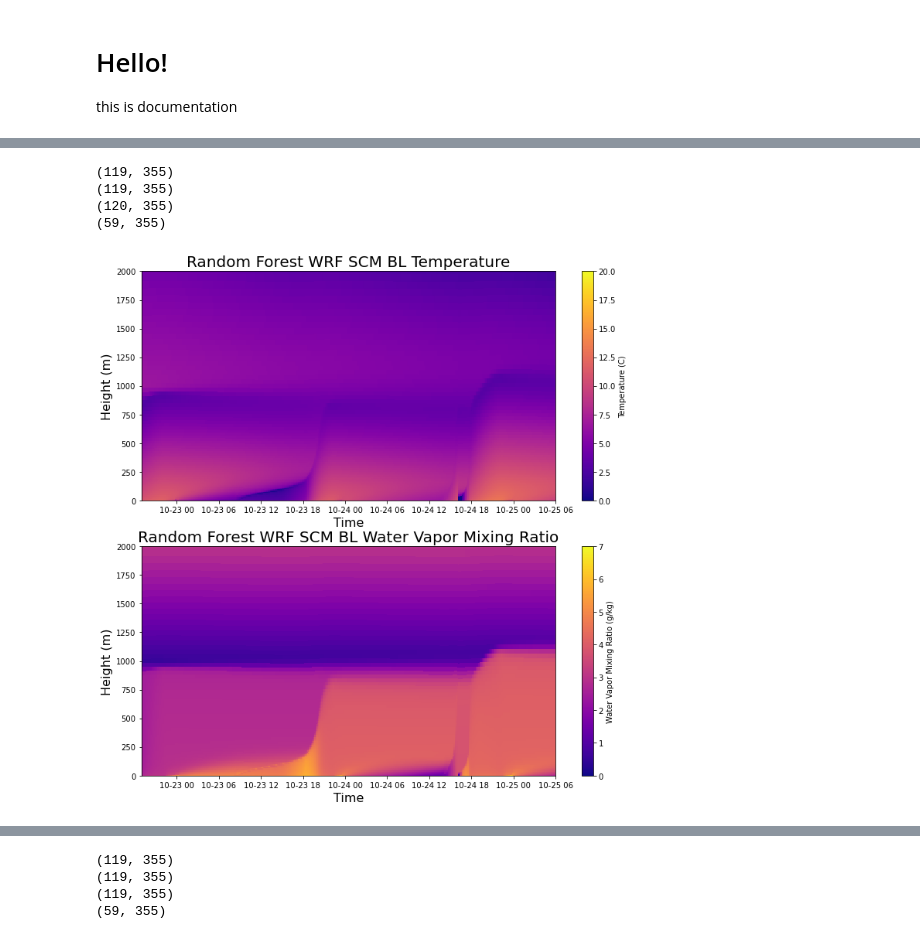
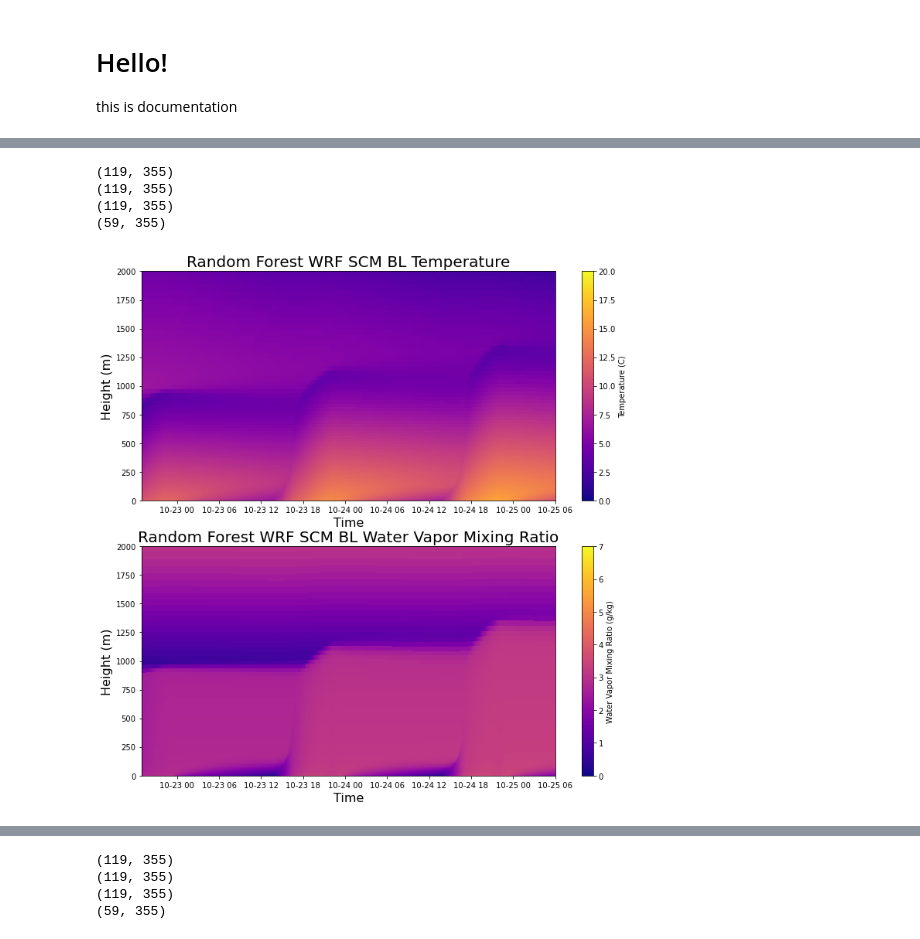
Before and after one commit to NCAR/mlsurfacelayer, a Jupyter notebook: notebooks/wrf_scm_analysis.ipynb, the cells around one changed output, grey strips where cells are left out. Saved outputs shown, nothing was run; the diff lists cells and outputs as text; code cells hidden in the pictures.

```diff
--- a/notebooks/wrf_scm_analysis.ipynb
+++ b/notebooks/wrf_scm_analysis.ipynb
@@ -92,8 +75,7 @@ dtype: object
 # Hello!
 this is documentation
 # %%
-nn_wrf = xr.open_dataset("/glade/work/dgagne/WRF-SCM-Ange_casper/WRF-MLSL/cases99/cabauw_nn/wrfout_d01_1999-10-22_19:00:00")
-rf_wrf = xr.open_dataset("/glade/work/dgagne/WRF-SCM-Ange_casper/WRF-MLSL/cases99/cabauw_rf/wrfout_d01_1999-10-22_19:00:00")
-
-most_wrf = xr.open_dataset("/glade/work/dgagne/WRF-SCM-Ange_casper/WRF-MLSL/cases99/most/wrfout_d01_1999-10-22_19:00:00")
+nn_wrf = xr.open_dataset("/glade/work/dgagne/WRF-SCM-Ange_casper/WRF-MLSL/test/em_scm_xy/ann_2_ruc_wrfout_d01_1999-10-22_19:00:00")
+rf_wrf = xr.open_dataset("/glade/work/dgagne/WRF-SCM-Ange_casper/WRF-MLSL/test/em_scm_xy/rf_2_ruc_wrfout_d01_1999-10-22_19:00:00")
+most_wrf = xr.open_dataset("/glade/work/dgagne/WRF-SCM-Ange_casper/WRF-MLSL/test/em_scm_xy/mo_wrfout_d01_1999-10-22_19:00:00")
 # %%
@@ -203,38 +236,38 @@ plt.savefig("tdiff_comp_rf16.png", dpi=200, bbox_inches="tight")
 # %%
 plt.figure(figsize=(12, 12))
 pres = (rf_wrf["P"][:, :, 0, 0].T  +rf_wrf["PB"][:, :, 0, 0].T)
-height = (rf_wrf["PH"][:, :, 0, 0].T + rf_wrf["PHB"][:, :, 0, 0].T) / 9.81
+height = (rf_wrf["PH"][:, :-1, 0, 0].T + rf_wrf["PHB"][:, :-1, 0, 0].T) / 9.81
 temperature = ((rf_wrf["T"][:, :, 0, 0].T + 300) * ( pres/ 100000.0) ** (2. / 7.)) - 273
-moisture = rf_wrf["QVAPOR"][:, :, 0, 0].T * 1000
+moisture =rf_wrf["QVAPOR"][:, :, 0, 0].T * 1000
 wspd = np.sqrt(rf_wrf["U"][:, :, 0, 0].T ** 2 + rf_wrf["V"][:, :, 0, 0].T ** 2)
 print(temperature.shape)
 print(wspd.shape)
 print(height.shape)
 time_tile = np.tile(rf_wrf["XTIME"].values.reshape(-1, 1), 59).T
 print(time_tile.shape)
 plt.subplot(2, 1, 1)
 plt.pcolormesh(pd.DatetimeIndex(rf_wrf["XTIME"].values),
                height,
                temperature, vmin=0, vmax=20, cmap="plasma")
 plt.ylim(0, 2000)
 plt.ylabel("Height (m)", fontsize=16)
 plt.xlabel("Time", fontsize=16)
 plt.title("Random Forest WRF SCM BL Temperature", fontsize=20)
 plt.colorbar(label="Temperature (C)")
 plt.subplot(2, 1, 2)
 
 plt.pcolormesh(pd.DatetimeIndex(rf_wrf["XTIME"].values),
                height,
                moisture, vmin=0, vmax=7, label="Water Vapor Mixing Ratio", cmap="plasma")
 plt.ylim(0, 2000)
 plt.ylabel("Height (m)", fontsize=16)
 plt.xlabel("Time", fontsize=16)
 plt.title("Random Forest WRF SCM BL Water Vapor Mixing Ratio", fontsize=20)
 plt.colorbar(label="Water Vapor Mixing Ratio (g/kg)")
-plt.savefig("rf_wrf_temp_moisture_rf16.png", dpi=200, bbox_inches="tight")
+plt.savefig("rf_wrf_temp_moisture_2022.png", dpi=200, bbox_inches="tight")
 # %% [output]
 (119, 355)
 (119, 355)
-(120, 355)
+(119, 355)
 (59, 355)
-[figure, old version]
+[figure, new version]
```
Also changed, not shown: parts of 32 cells of this notebook, 3 other files.
